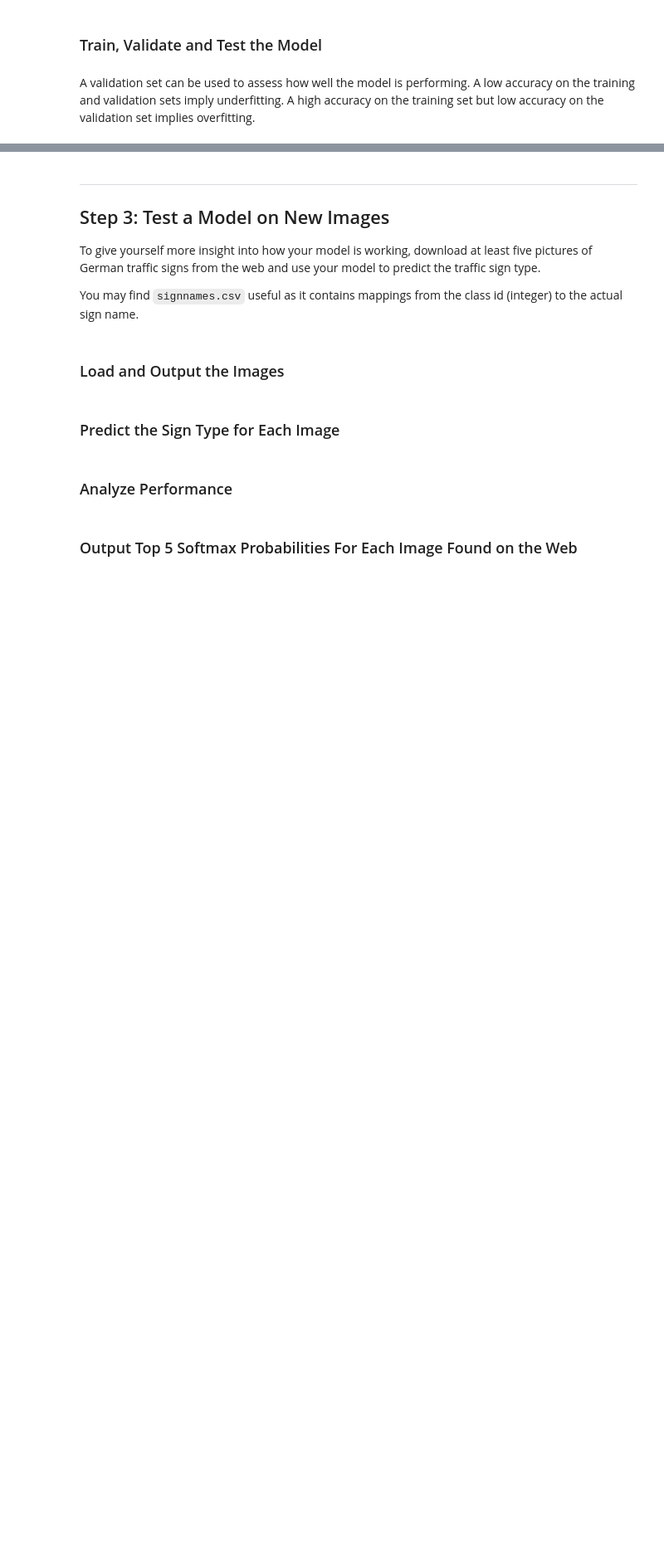
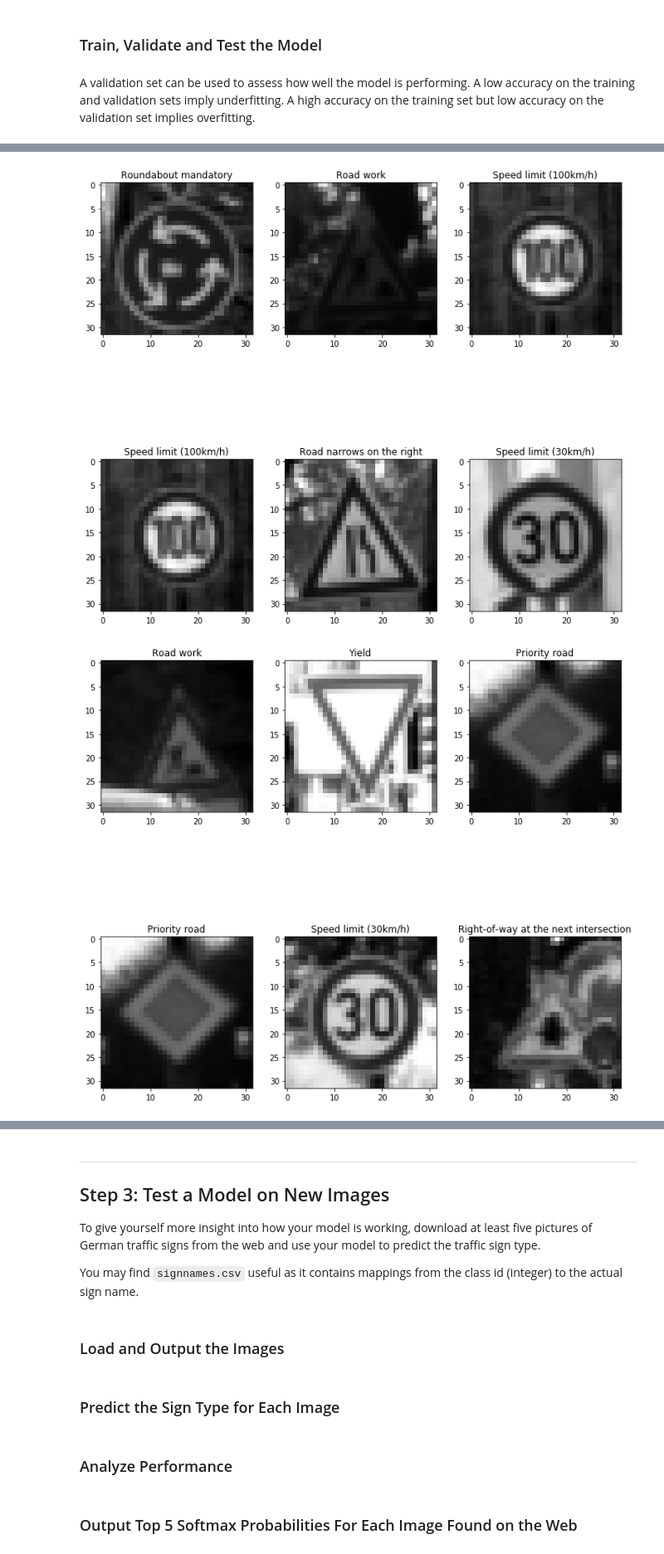
Before and after one commit to vmjfk/CarND-Traffic-Sign-Classifier-Project, a Jupyter notebook: Traffic_Sign_Classifier.ipynb, the cells around one changed output, grey strips where cells are left out. Shown: that part at 83% size. Saved outputs shown, nothing was run; the diff lists cells and outputs as text; code cells hidden in the pictures; blank space fills up the shorter version.

```diff
--- a/Traffic_Sign_Classifier.ipynb
+++ b/Traffic_Sign_Classifier.ipynb
@@ -180,0 +345,64 @@ sets imply underfitting. A high accuracy on the training set but low accuracy on
+# %%
+### Train your model here.
+### Calculate and report the accuracy on the training and validation set.
+### Once a final model architecture is selected,
+### the accuracy on the test set should be calculated and reported as well.
+### Feel free to use as many code cells as needed.
+import datetime
+
+EPOCHS = 10
+BATCH_SIZE = 512
+x = tf.placeholder(tf.float32, (None, X_train.shape[1], X_train.shape[2], X_train.shape[3]))
+y = tf.placeholder(tf.int32, (None))
+one_hot_y = tf.one_hot(y, 43)
+
+
+rate = 0.005
+
+logits = LeNet(x)
+
+cross_entropy = tf.nn.softmax_cross_entropy_with_logits(labels=one_hot_y, logits=logits)
+loss_operation = tf.reduce_mean(cross_entropy)
+optimizer = tf.train.AdamOptimizer(learning_rate = rate)
+training_operation = optimizer.minimize(loss_operation)
+
+correct_prediction = tf.equal(tf.argmax(logits, 1), tf.argmax(one_hot_y, 1))
+accuracy_operation = tf.reduce_mean(tf.cast(correct_prediction, tf.float32))
+saver = tf.train.Saver()
+
+def evaluate(X_data, y_data):
+    num_examples = len(X_data)
+    total_accuracy = 0
+    sess = tf.get_default_session()
+    for offset in range(0, num_examples, BATCH_SIZE):
+        batch_x, batch_y = X_data[offset:offset+BATCH_SIZE], y_data[offset:offset+BATCH_SIZE]
+        accuracy = sess.run(accuracy_operation, feed_dict={x: batch_x, y: batch_y})
+        total_accuracy += (accuracy * len(batch_x))
+    return total_accuracy / num_examples
+
+with tf.Session() as sess:
+    print("Initializing variables")
+    sess.run(tf.global_variables_initializer())
+    print("Done initializing variables")
+    num_examples = len(X_train)
+
+    print("Training...")
+    print()
+    for i in range(EPOCHS):
+        X_train, y_train = shuffle(X_train, y_train)
+        images = X_train[0:6]
+        images = np.reshape(images,[images.shape[0],images.shape[1],images.shape[2]])
+        printimages(images, y_train[0:6])
+        for offset in range(0, num_examples, BATCH_SIZE):
+            end = offset + BATCH_SIZE
+            batch_x, batch_y = X_train[offset:end], y_train[offset:end]
+            sess.run(training_operation, feed_dict={x: batch_x, y: batch_y})
+        validation_accuracy = evaluate(X_valid, y_valid)
+        print("EPOCH {} ...".format(i+1))
+        print("Validation Accuracy = {:.3f}".format(validation_accuracy))
+        print( datetime.datetime.now())
+        print()
+
+    saver.save(sess, './lenet')
+    print("Model saved")
+# %% [output]
@@ -180,0 +426,2 @@ sets imply underfitting. A high accuracy on the training set but low accuracy on
+[figure, added]
+[figure, added]
```
Also changed, not shown: parts of 10 cells of this notebook.
